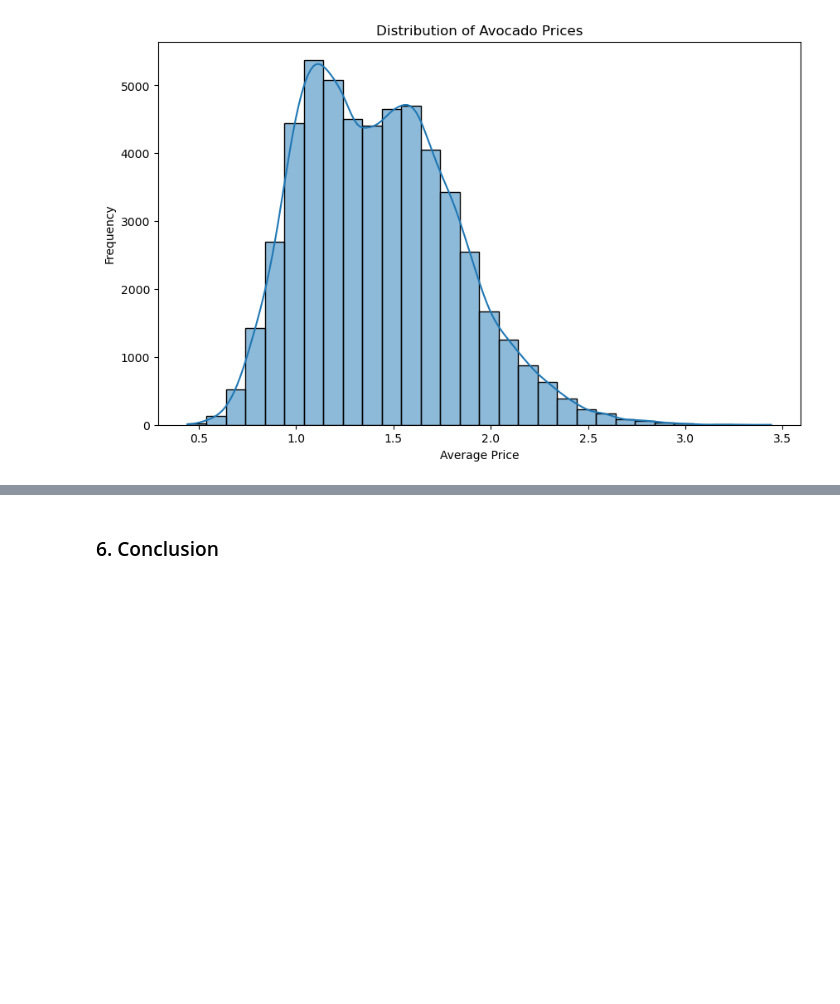
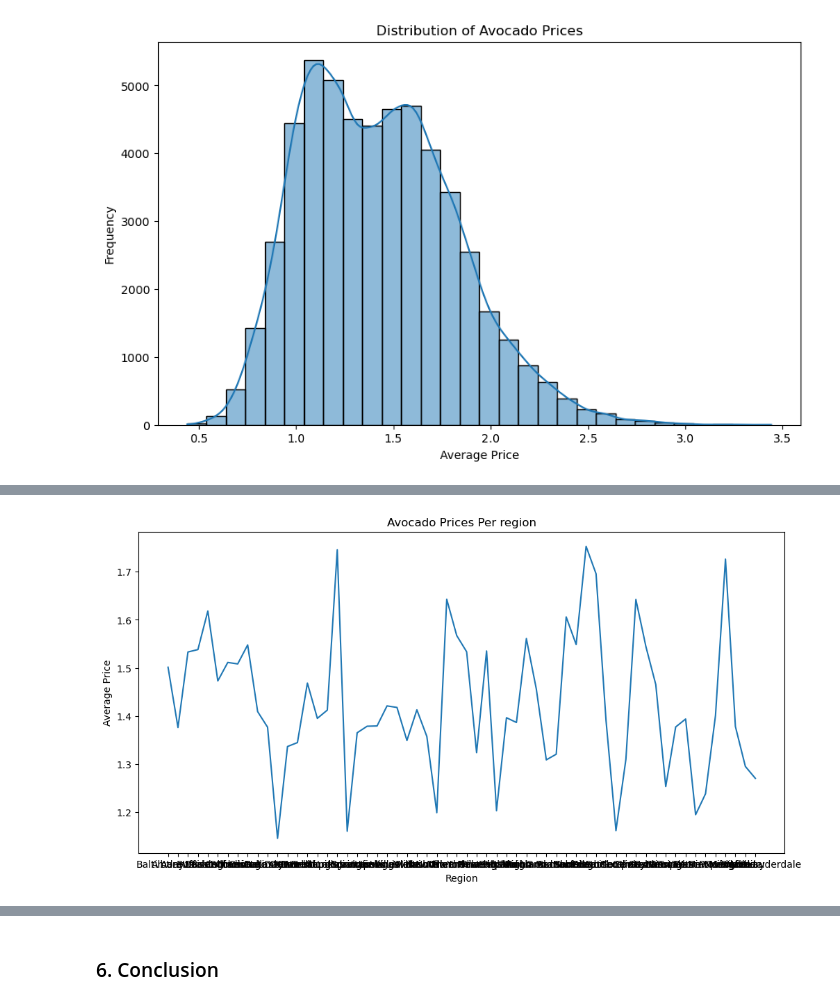
Before and after one commit to VrishtiSingh/PythonExplorersTeam3, a Jupyter notebook: Avocado Prices and Sales Volume 2015-2023.ipynb, the cells around one changed output, grey strips where cells are left out. Drawn from its saved outputs; the diff is of its cells as text; code cells hidden in the pictures; blank space fills up the shorter version.

```diff
--- a/Avocado Prices and Sales Volume 2015-2023.ipynb
+++ b/Avocado Prices and Sales Volume 2015-2023.ipynb
@@ -257,0 +260,9 @@ plt.show()
+# %%
+plt.figure(figsize=(12, 6))
+sns.lineplot(data=df, x='region', y='AveragePrice', ci = None)
+plt.title('Avocado Prices Per region')
+plt.xlabel('Region')
+plt.ylabel('Average Price')
+plt.show()
+# %% [output]
+[figure, added]
```
Also changed, not shown: parts of 8 cells of this notebook.
